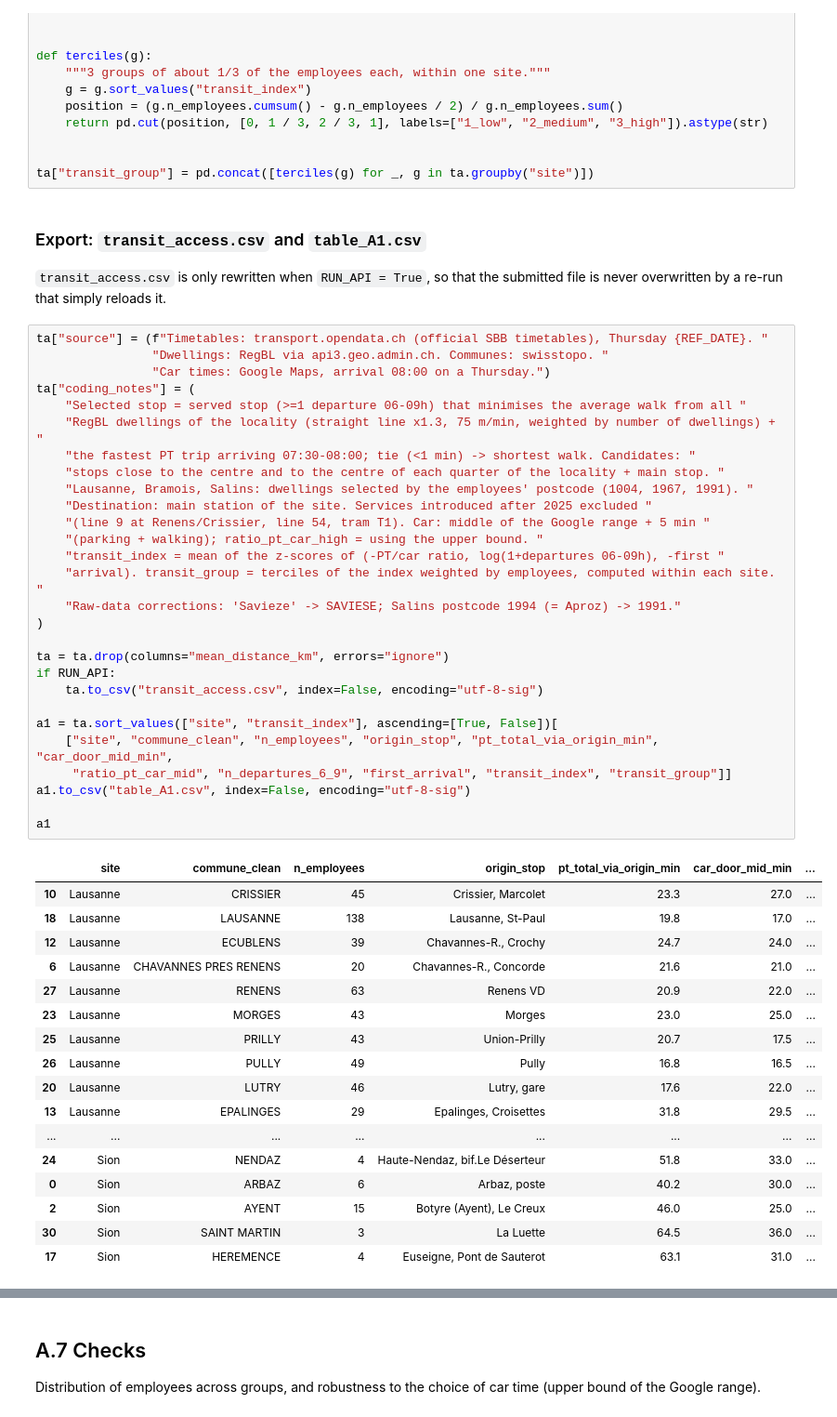
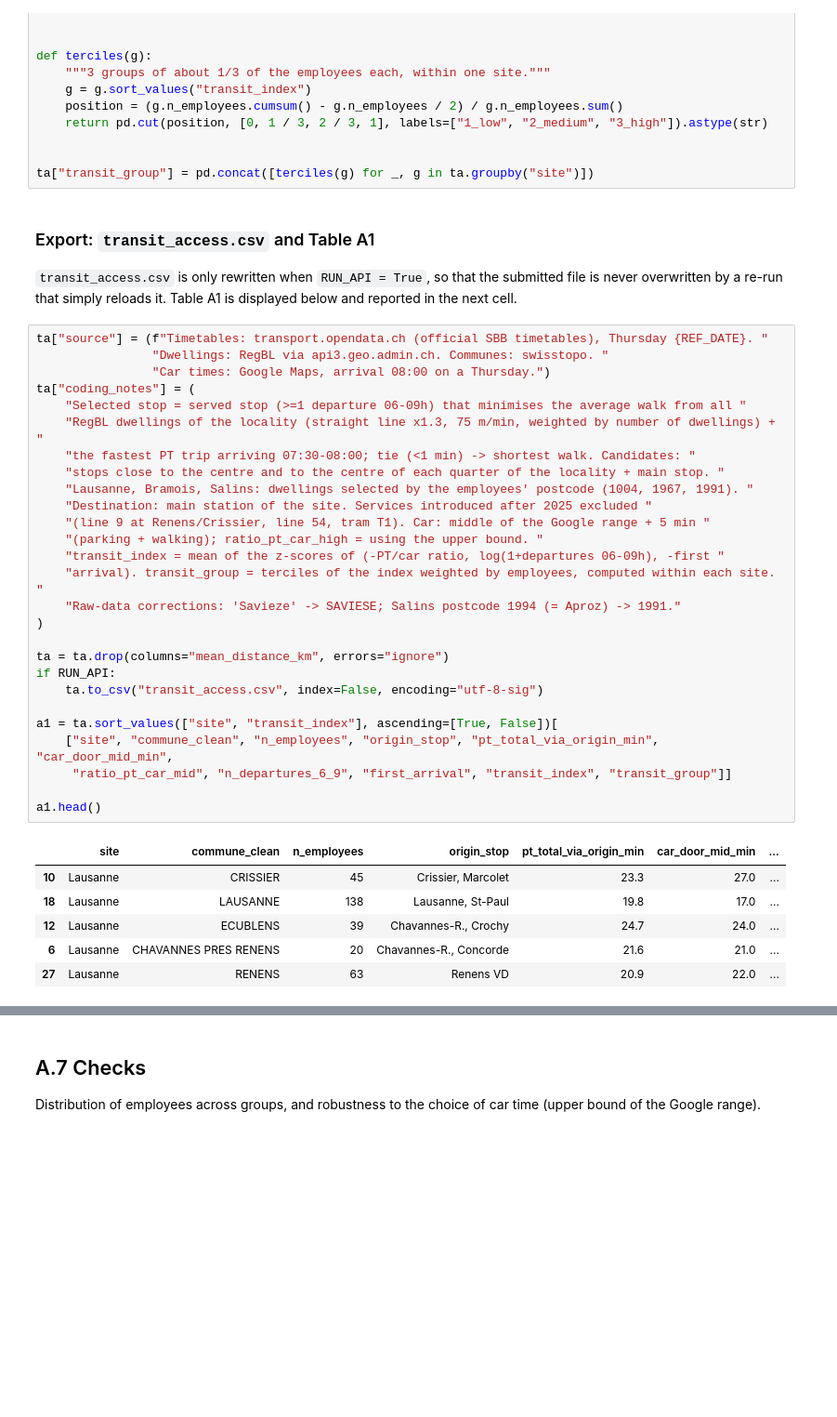
Before and after one commit to Mxlrt69/Public_Policy_Project, a Jupyter notebook: full_notebook.ipynb, the cells around one changed output, grey strips where cells are left out. Shown at 93% size. Saved outputs shown, nothing was run; the diff lists cells and outputs as text; blank space fills up the shorter version.

```diff
--- a/full_notebook.ipynb
+++ b/full_notebook.ipynb
@@ -763,52 +762,40 @@ def terciles(g):
 
 ta["transit_group"] = pd.concat([terciles(g) for _, g in ta.groupby("site")])
 # %% [markdown]
-### Export: `transit_access.csv` and `table_A1.csv`
+### Export: `transit_access.csv` and Table A1
 
-`transit_access.csv` is only rewritten when `RUN_API = True`, so that the submitted file is never overwritten by a re-run that simply reloads it.
+`transit_access.csv` is only rewritten when `RUN_API = True`, so that the submitted file is never overwritten by a re-run that simply reloads it. Table A1 is displayed below and reported in the next cell.
 # %%
 ta["source"] = (f"Timetables: transport.opendata.ch (official SBB timetables), Thursday {REF_DATE}. "
                 "Dwellings: RegBL via api3.geo.admin.ch. Communes: swisstopo. "
                 "Car times: Google Maps, arrival 08:00 on a Thursday.")
 ta["coding_notes"] = (
     "Selected stop = served stop (>=1 departure 06-09h) that minimises the average walk from all "
     "RegBL dwellings of the locality (straight line x1.3, 75 m/min, weighted by number of dwellings) + "
     "the fastest PT trip arriving 07:30-08:00; tie (<1 min) -> shortest walk. Candidates: "
     "stops close to the centre and to the centre of each quarter of the locality + main stop. "
     "Lausanne, Bramois, Salins: dwellings selected by the employees' postcode (1004, 1967, 1991). "
     "Destination: main station of the site. Services introduced after 2025 excluded "
     "(line 9 at Renens/Crissier, line 54, tram T1). Car: middle of the Google range + 5 min "
     "(parking + walking); ratio_pt_car_high = using the upper bound. "
     "transit_index = mean of the z-scores of (-PT/car ratio, log(1+departures 06-09h), -first "
     "arrival). transit_group = terciles of the index weighted by employees, computed within each site. "
     "Raw-data corrections: 'Savieze' -> SAVIESE; Salins postcode 1994 (= Aproz) -> 1991."
 )
 
 ta = ta.drop(columns="mean_distance_km", errors="ignore")
 if RUN_API:
     ta.to_csv("transit_access.csv", index=False, encoding="utf-8-sig")
 
 a1 = ta.sort_values(["site", "transit_index"], ascending=[True, False])[
     ["site", "commune_clean", "n_employees", "origin_stop", "pt_total_via_origin_min", "car_door_mid_min",
      "ratio_pt_car_mid", "n_departures_6_9", "first_arrival", "transit_index", "transit_group"]]
-a1.to_csv("table_A1.csv", index=False, encoding="utf-8-sig")
 
-a1
+a1.head()
 # %% [output]
 |  | site | commune_clean | n_employees | origin_stop | pt_total_via_origin_min | car_door_mid_min | ... |
 | 10 | Lausanne | CRISSIER | 45 | Crissier, Marcolet | 23.3 | 27.0 | ... |
 | 18 | Lausanne | LAUSANNE | 138 | Lausanne, St-Paul | 19.8 | 17.0 | ... |
 | 12 | Lausanne | ECUBLENS | 39 | Chavannes-R., Crochy | 24.7 | 24.0 | ... |
 | 6 | Lausanne | CHAVANNES PRES RENENS | 20 | Chavannes-R., Concorde | 21.6 | 21.0 | ... |
 | 27 | Lausanne | RENENS | 63 | Renens VD | 20.9 | 22.0 | ... |
-| 23 | Lausanne | MORGES | 43 | Morges | 23.0 | 25.0 | ... |
-| 25 | Lausanne | PRILLY | 43 | Union-Prilly | 20.7 | 17.5 | ... |
-| 26 | Lausanne | PULLY | 49 | Pully | 16.8 | 16.5 | ... |
-| 20 | Lausanne | LUTRY | 46 | Lutry, gare | 17.6 | 22.0 | ... |
-| 13 | Lausanne | EPALINGES | 29 | Epalinges, Croisettes | 31.8 | 29.5 | ... |
-| ... | ... | ... | ... | ... | ... | ... | ... |
-| 24 | Sion | NENDAZ | 4 | Haute-Nendaz, bif.Le Déserteur | 51.8 | 33.0 | ... |
-| 0 | Sion | ARBAZ | 6 | Arbaz, poste | 40.2 | 30.0 | ... |
-| 2 | Sion | AYENT | 15 | Botyre (Ayent), Le Creux | 46.0 | 25.0 | ... |
-| 30 | Sion | SAINT MARTIN | 3 | La Luette | 64.5 | 36.0 | ... |
-| 17 | Sion | HEREMENCE | 4 | Euseigne, Pont de Sauterot | 63.1 | 31.0 | ... |
```
Also changed, not shown: parts of 31 cells of this notebook.
